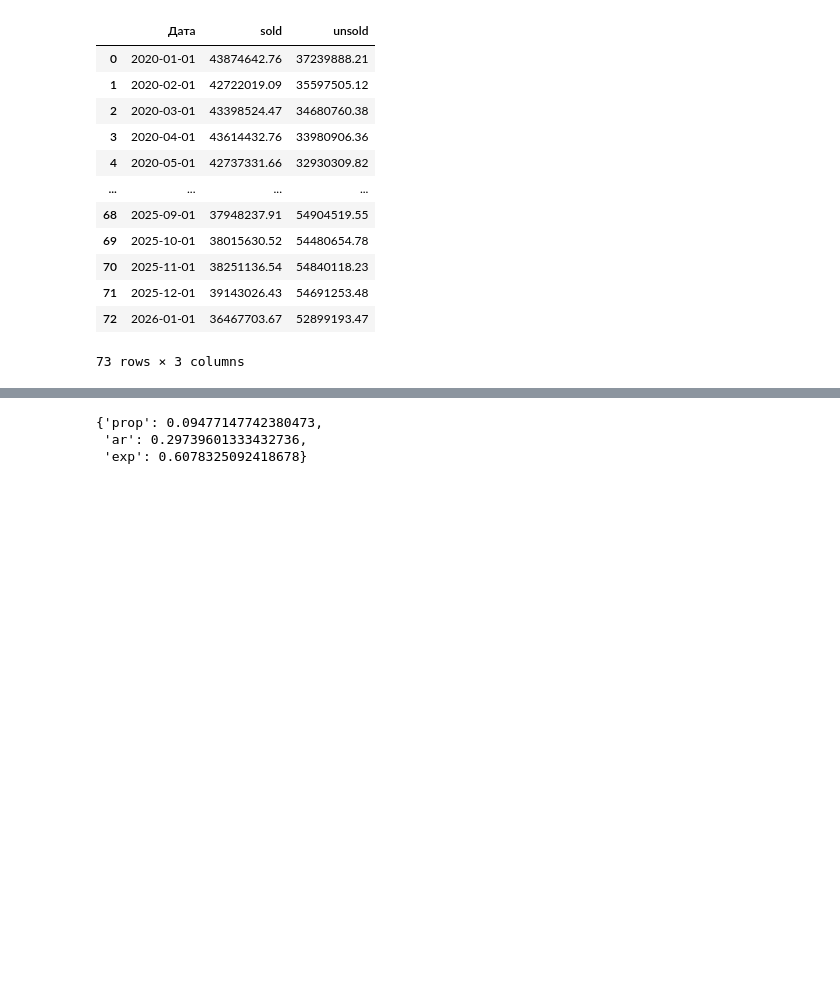
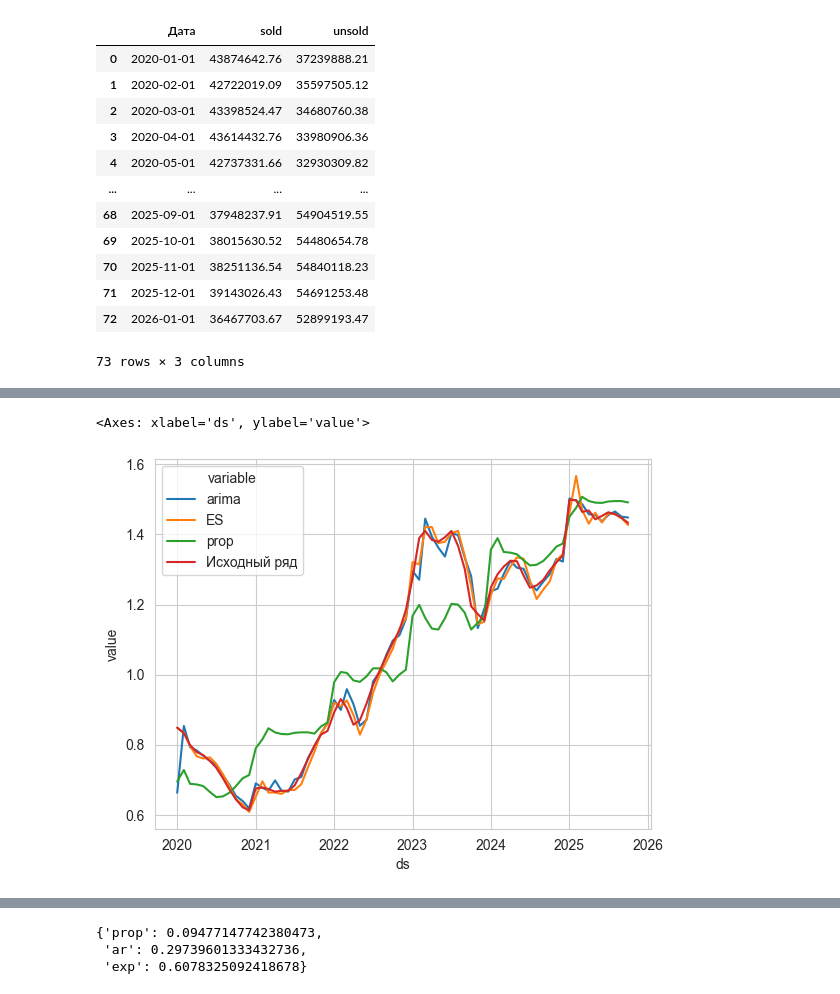
Before and after one commit to nikitakv1-gif/simple_forecaster, a Jupyter notebook: example.ipynb, the cells around one changed output, grey strips where cells are left out. Saved outputs shown, nothing was run; the diff lists cells and outputs as text; code cells hidden in the pictures; blank space fills up the shorter version.

```diff
--- a/example.ipynb
+++ b/example.ipynb
@@ -62,0 +72,8 @@ TypeError: '>' not supported between instances of 'str' and 'int'
+# %%
+train_data = pd.DataFrame()
+# %%
+train_data['arima'] = pred_stat['ar']['train_pred']
+train_data['ES'] = pred_stat['exp']['train_pred']
+train_data['prop'] = pred_stat['prop']['train_pred']
+train_data = train_data.reset_index()
+train_data['Исходный ряд'] = df['unsold/sold'][:-int(len(df['unsold/sold'])*0.05)].reset_index(drop = True)
@@ -62,0 +102,2 @@ TypeError: '>' not supported between instances of 'str' and 'int'
+# %%
+train_data_melt = train_data.reset_index(drop = True).melt(id_vars = 'ds')
@@ -62,0 +120,5 @@ TypeError: '>' not supported between instances of 'str' and 'int'
+# %%
+sns.lineplot(train_data_melt, x = 'ds', y = 'value',  hue = 'variable')
+# %% [output]
+<Axes: xlabel='ds', ylabel='value'>
+[figure, added]
```
Also changed, not shown: parts of 14 cells of this notebook, 11 other files.
